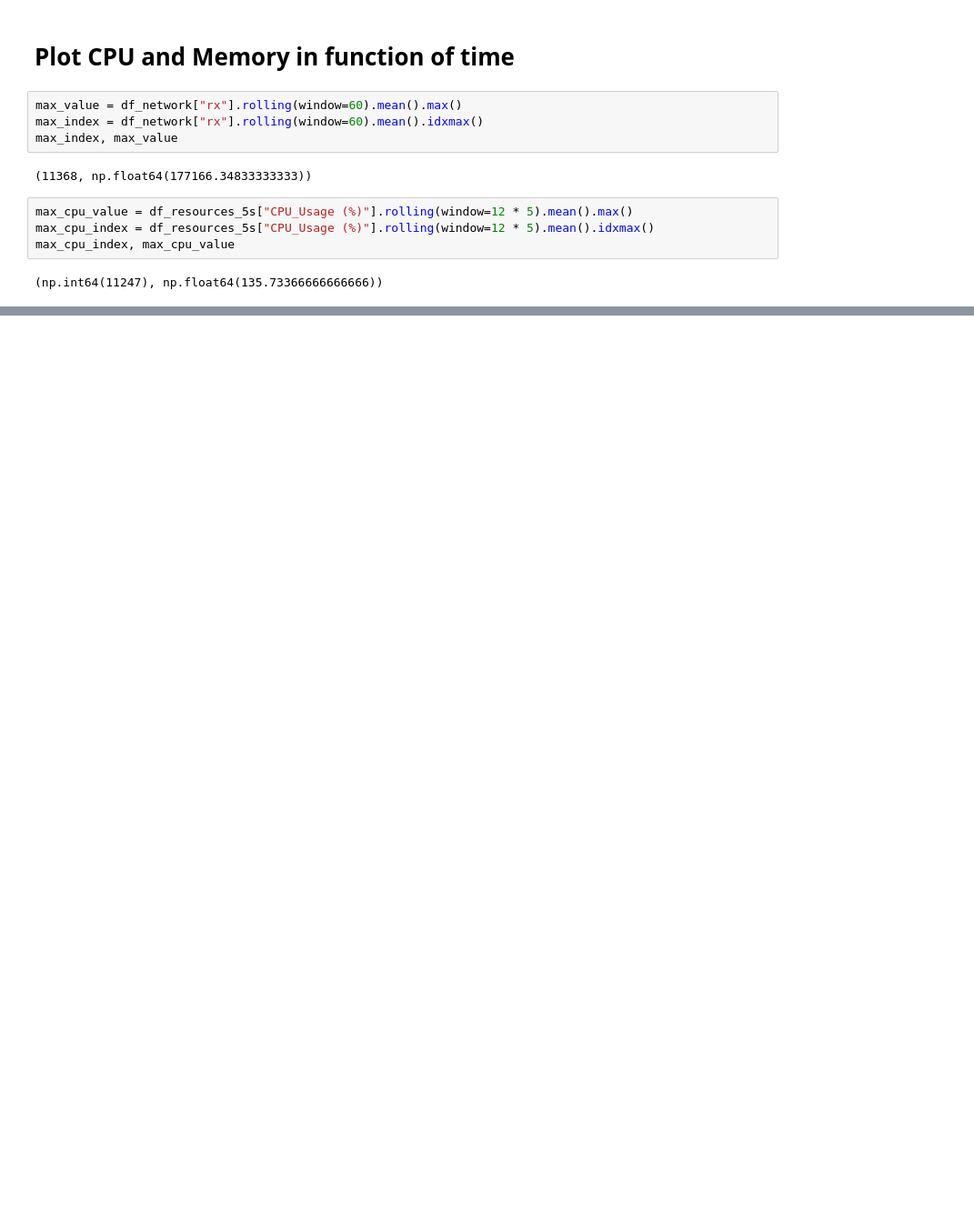
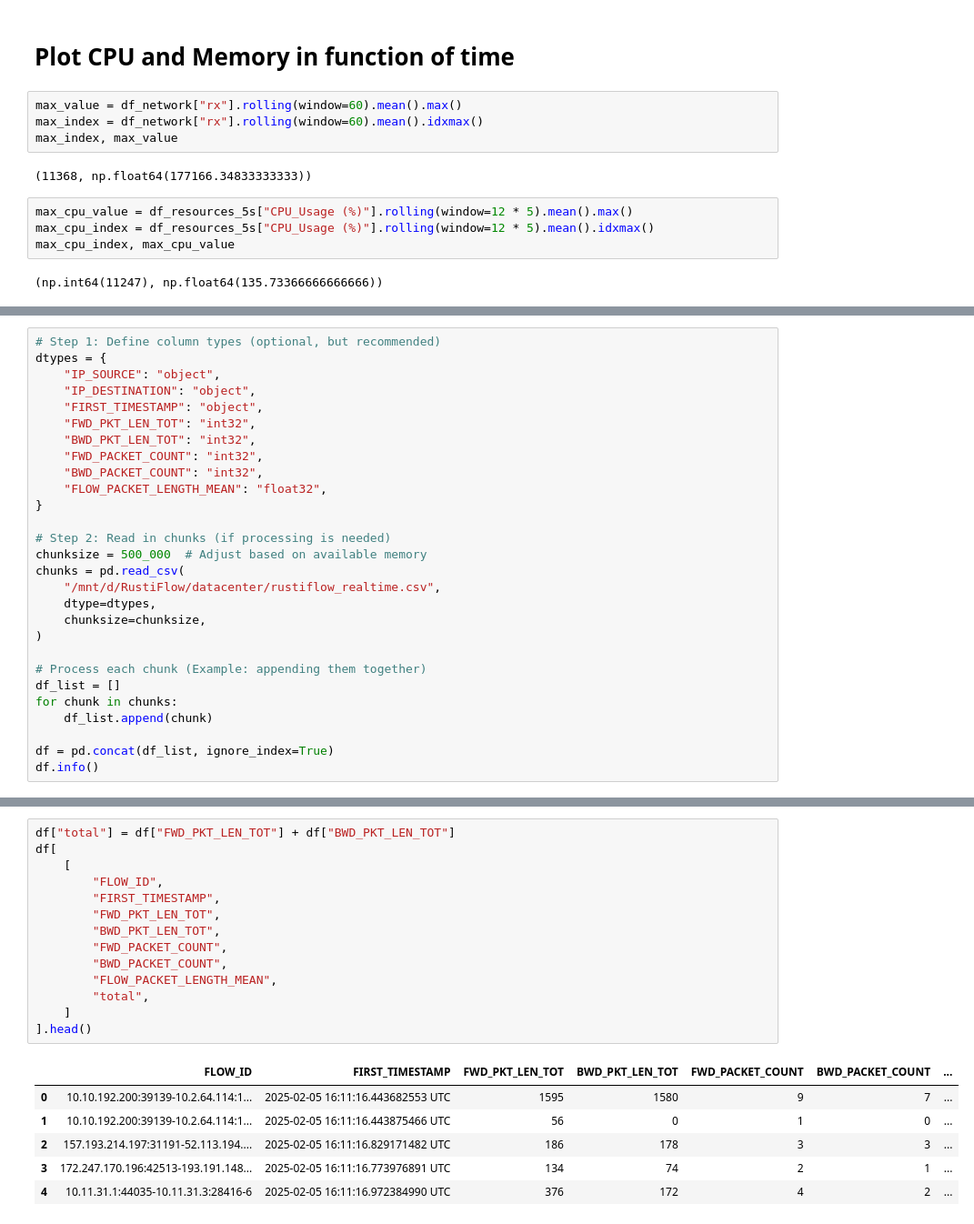
Before and after one commit to mielverkerken/RustiFlow-experiments, a Jupyter notebook: vizualisations/datacenter.ipynb, the cells around one changed output, grey strips where cells are left out. Shown at 91% size. Saved outputs shown, nothing was run; the diff lists cells and outputs as text; blank space fills up the shorter version.

```diff
--- a/vizualisations/datacenter.ipynb
+++ b/vizualisations/datacenter.ipynb
@@ -166,0 +185,28 @@ plt.show()
+# %%
+# Step 1: Define column types (optional, but recommended)
+dtypes = {
+    "IP_SOURCE": "object",
+    "IP_DESTINATION": "object",
+    "FIRST_TIMESTAMP": "object",
+    "FWD_PKT_LEN_TOT": "int32",
+    "BWD_PKT_LEN_TOT": "int32",
+    "FWD_PACKET_COUNT": "int32",
+    "BWD_PACKET_COUNT": "int32",
+    "FLOW_PACKET_LENGTH_MEAN": "float32",
+}
+
+# Step 2: Read in chunks (if processing is needed)
+chunksize = 500_000  # Adjust based on available memory
+chunks = pd.read_csv(
+    "/mnt/d/RustiFlow/datacenter/rustiflow_realtime.csv",
+    dtype=dtypes,
+    chunksize=chunksize,
+)
+
+# Process each chunk (Example: appending them together)
+df_list = []
+for chunk in chunks:
+    df_list.append(chunk)
+
+df = pd.concat(df_list, ignore_index=True)
+df.info()
@@ -166,0 +231,21 @@ plt.show()
+# %%
+df["total"] = df["FWD_PKT_LEN_TOT"] + df["BWD_PKT_LEN_TOT"]
+df[
+    [
+        "FLOW_ID",
+        "FIRST_TIMESTAMP",
+        "FWD_PKT_LEN_TOT",
+        "BWD_PKT_LEN_TOT",
+        "FWD_PACKET_COUNT",
+        "BWD_PACKET_COUNT",
+        "FLOW_PACKET_LENGTH_MEAN",
+        "total",
+    ]
+].head()
+# %% [output]
+|  | FLOW_ID | FIRST_TIMESTAMP | FWD_PKT_LEN_TOT | BWD_PKT_LEN_TOT | FWD_PACKET_COUNT | BWD_PACKET_COUNT | ... |
+| 0 | 10.10.192.200:39139-10.2.64.114:1... | 2025-02-05 16:11:16.443682553 UTC | 1595 | 1580 | 9 | 7 | ... |
+| 1 | 10.10.192.200:39139-10.2.64.114:1... | 2025-02-05 16:11:16.443875466 UTC | 56 | 0 | 1 | 0 | ... |
+| 2 | 157.193.214.197:31191-52.113.194.... | 2025-02-05 16:11:16.829171482 UTC | 186 | 178 | 3 | 3 | ... |
+| 3 | 172.247.170.196:42513-193.191.148... | 2025-02-05 16:11:16.773976891 UTC | 134 | 74 | 2 | 1 | ... |
+| 4 | 10.11.31.1:44035-10.11.31.3:28416-6 | 2025-02-05 16:11:16.972384990 UTC | 376 | 172 | 4 | 2 | ... |
```
Also changed, not shown: parts of 8 cells of this notebook, 2 other files.
